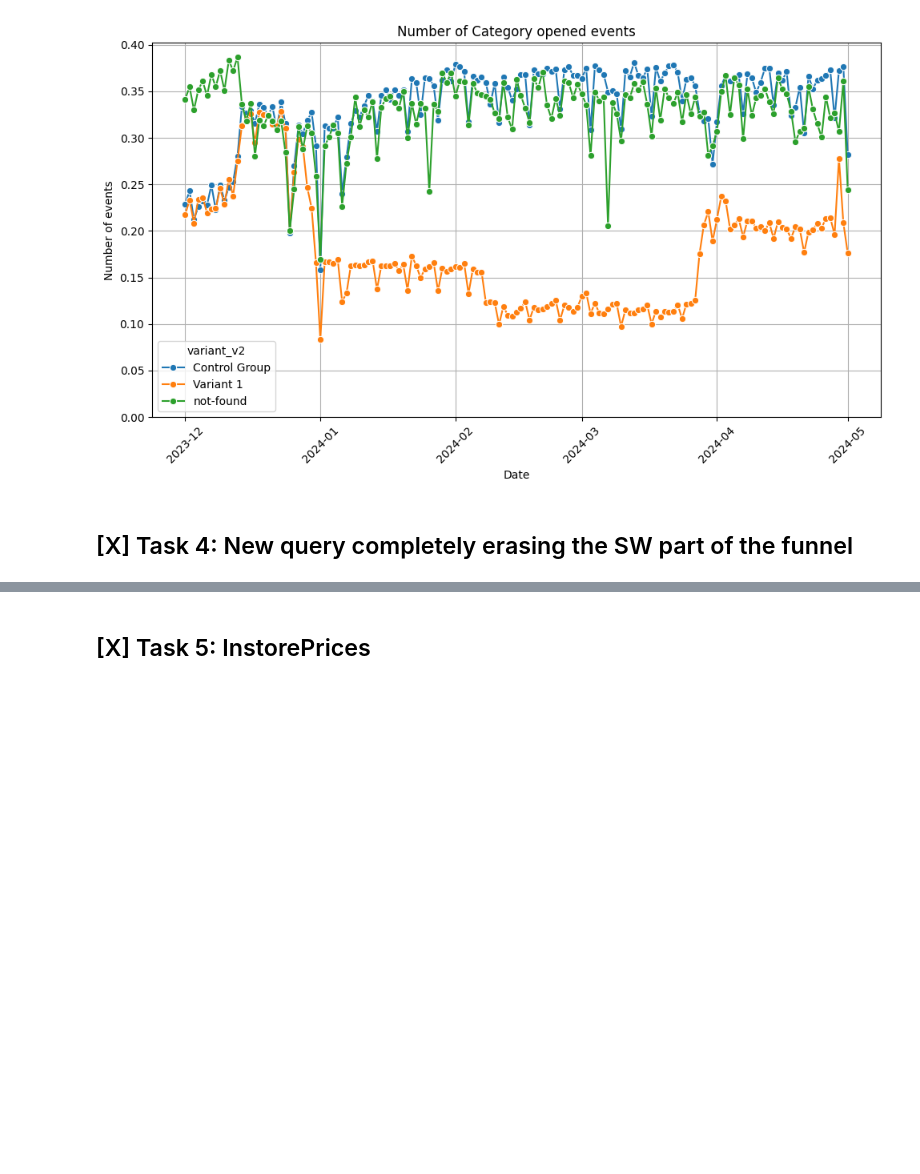
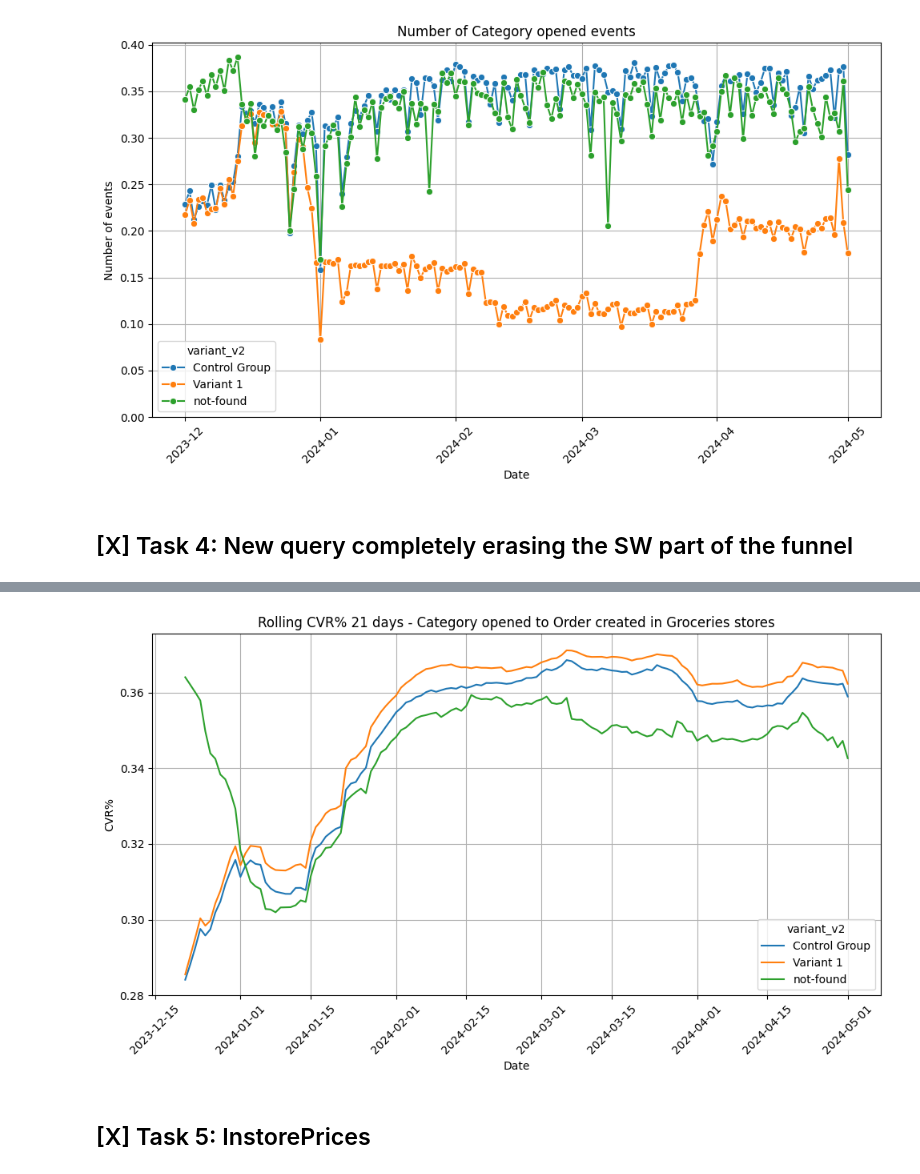
Before and after one commit to JordiCremades4444/central-node, a Jupyter notebook: notebooks/2024_issue_cvr_nsw_vs_old_sw_and_instore_prices/issue_cvr_nsw_vs_old_sw.ipynb, the cells around one changed output, grey strips where cells are left out. Cells and saved outputs as stored; diff of their text form; code cells hidden in the pictures; blank space fills up the shorter version.

Commit message:
CVR rolling average comparison

```diff
--- a/notebooks/2024_issue_cvr_nsw_vs_old_sw_and_instore_prices/issue_cvr_nsw_vs_old_sw.ipynb
+++ b/notebooks/2024_issue_cvr_nsw_vs_old_sw_and_instore_prices/issue_cvr_nsw_vs_old_sw.ipynb
@@ -512,3 +529,27 @@ plt.show()
+# %%
+# Do a rolling average
+WINDOW = 21
+
+# df.set_index('p_creation_date', inplace=True)
+
+grouped = df.groupby('variant_v2')
+rolling_avg = grouped[['ce_events', 'oe_events', 'cvr_ce_or']].rolling(window=WINDOW).mean()
+
+rolling_avg.reset_index(inplace=True)
+
+# Plotting using Seaborn
+plt.figure(figsize=(10, 6))
+sns.lineplot(data=rolling_avg, x='p_creation_date', y='cvr_ce_or', hue='variant_v2', linestyle='-')
+plt.title(f'Rolling CVR% {WINDOW} days - Category opened to Order created in Groceries stores')
+plt.xlabel('Date')
+plt.ylabel('CVR%')
+plt.xticks(rotation=45)
+plt.grid(True)
+plt.ylim(bottom=0.28)
+plt.tight_layout()
+plt.show()
+# %% [output]
+[figure, added]
 # %% [markdown]
 ## [X] Task 5: InstorePrices
 # %%
```
Also changed, not shown: parts of 4 cells of this notebook.
